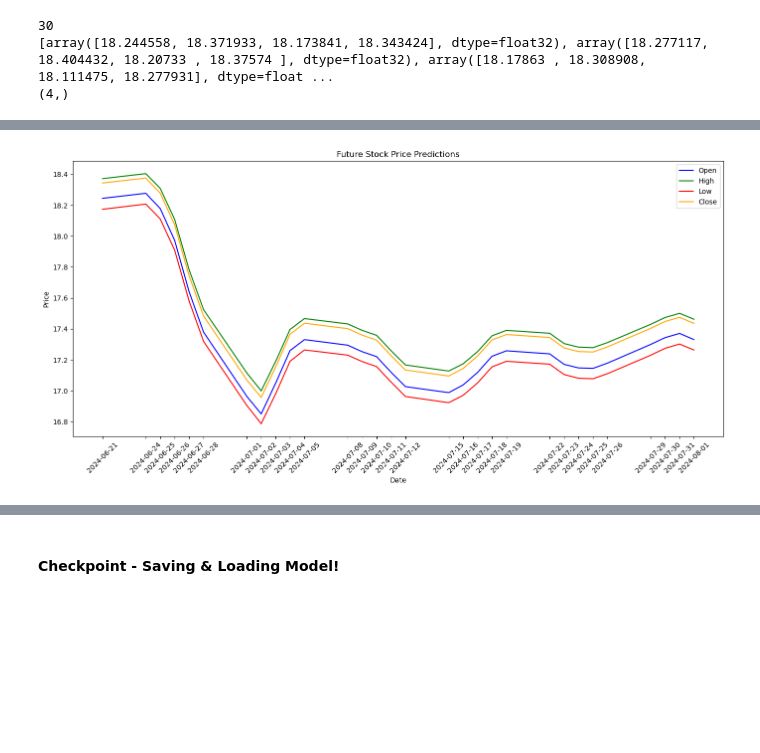
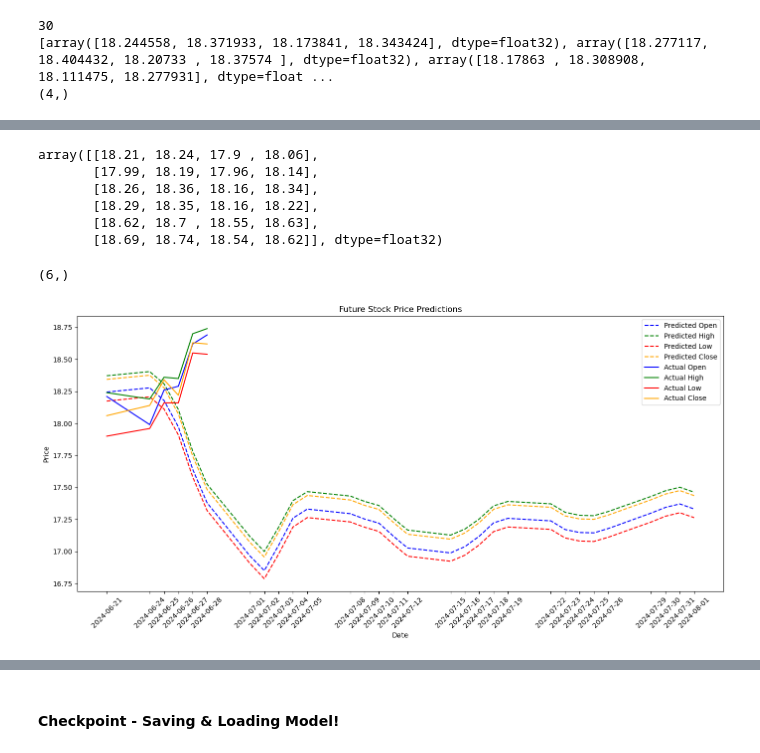
Before and after one commit to nilayjain12/Stock-Price-Prediction, a Jupyter notebook: notebooks/Stock_Prediction_V3.ipynb, the cells around one changed output, grey strips where cells are left out. Cells and saved outputs as stored; diff of their text form; code cells hidden in the pictures; blank space fills up the shorter version.

```diff
--- a/notebooks/Stock_Prediction_V3.ipynb
+++ b/notebooks/Stock_Prediction_V3.ipynb
@@ -14,7 +14,7 @@ spec.loader.exec_module(config)
 # %%
 import pandas as pd
 
-file_path = os.path.join(config.BASE_DIR, 'dataset', 'INFY.csv')
+file_path = os.path.join(config.BASE_DIR, 'dataset', 'preprocessed_data', 'INFY.csv')
 df = pd.read_csv(file_path)
 df
 # %% [output]
@@ -166,7 +166,7 @@ def df_to_windowed_df(dataframe, first_date_str, last_date_str, n=3):
 # Start day second time around: '2021-03-25'
 windowed_df = df_to_windowed_df(df,
                                 '2010-01-04',
-                                '2024-06-21',
+                                '2024-07-01',
                                 n=50)
 windowed_df
 # %% [output]
@@ -412,3 +405,5 @@ print(test_set_future_prediction[0].shape)
 30
 [array([18.244558, 18.371933, 18.173841, 18.343424], dtype=float32), array([18.277117, 18.404432, 18.20733 , 18.37574 ], dtype=float32), array([18.17863 , 18.308908, 18.111475, 18.277931], dtype=float ...
 (4,)
+# %%
+dates_test, X_test, y_test = dates[q_90:], X[q_90:], y[q_90:]
@@ -415,40 +437,64 @@ print(test_set_future_prediction[0].shape)
+# %%
+y_test[359:]
+# %% [output]
+array([[18.21, 18.24, 17.9 , 18.06],
+       [17.99, 18.19, 17.96, 18.14],
+       [18.26, 18.36, 18.16, 18.34],
+       [18.29, 18.35, 18.16, 18.22],
+       [18.62, 18.7 , 18.55, 18.63],
+       [18.69, 18.74, 18.54, 18.62]], dtype=float32)
+# %%
+# Extract Open, High, Low, and Close prices
+actual_open_prices = y_test[359:, 0]
+actual_high_prices = y_test[359:, 1]
+actual_low_prices = y_test[359:, 2]
+actual_close_prices = y_test[359:, 3]
+# %%
+dates_test[359:].shape
+# %% [output]
+(6,)
 # %%
 import matplotlib.pyplot as plt
 import numpy as np
 import pandas as pd
 
 # Assuming test_set_future_prediction and dates_set_future_prediction are already defined as in the provided details
 
 # Convert test_set_future_prediction to a numpy array for easier manipulation
 test_set_future_prediction = np.array(test_set_future_prediction)
 
 # Extract Open, High, Low, and Close prices
 open_prices = test_set_future_prediction[:, 0]
 high_prices = test_set_future_prediction[:, 1]
 low_prices = test_set_future_prediction[:, 2]
 close_prices = test_set_future_prediction[:, 3]
 
 # Plotting
 plt.figure(figsize=(14, 7))
 
-plt.plot(dates_set_future_prediction, open_prices, label='Open', color='blue')
-plt.plot(dates_set_future_prediction, high_prices, label='High', color='green')
-plt.plot(dates_set_future_prediction, low_prices, label='Low', color='red')
-plt.plot(dates_set_future_prediction, close_prices, label='Close', color='orange')
+plt.plot(dates_set_future_prediction, open_prices, label='Predicted Open', color='blue', linestyle='dashed')
+plt.plot(dates_set_future_prediction, high_prices, label='Predicted High', color='green', linestyle='dashed')
+plt.plot(dates_set_future_prediction, low_prices, label='Predicted Low', color='red', linestyle='dashed')
+plt.plot(dates_set_future_prediction, close_prices, label='Predicted Close', color='orange', linestyle='dashed')
+
+plt.plot(dates_test[359:], actual_open_prices, label='Actual Open', color='blue')
+plt.plot(dates_test[359:], actual_high_prices, label='Actual High', color='green')
+plt.plot(dates_test[359:], actual_low_prices, label='Actual Low', color='red')
+plt.plot(dates_test[359:], actual_close_prices, label='Actual Close', color='orange')
 
 # Adding title and labels
 plt.title('Future Stock Price Predictions')
 plt.xlabel('Date')
 plt.ylabel('Price')
 plt.legend()
 
 # Displaying all the dates on x-axis
 plt.xticks(dates_set_future_prediction, rotation=45)
 plt.tight_layout()
 
 plt.show()
 # %% [output]
-[figure, old version]
+[figure, new version]
 # %%
 import numpy as np
 import pandas as pd
```
Also changed, not shown: parts of 8 cells of this notebook, 18 other files.
